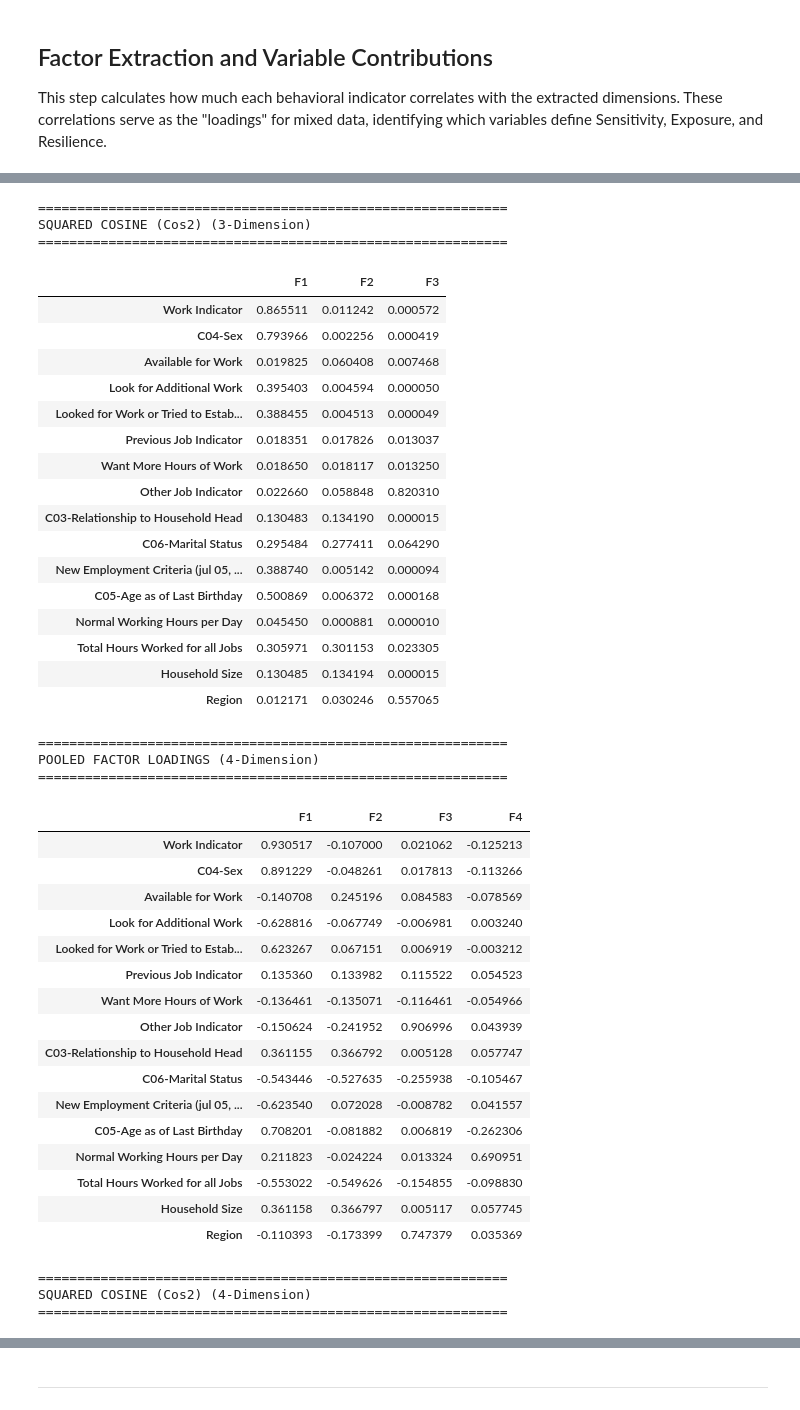
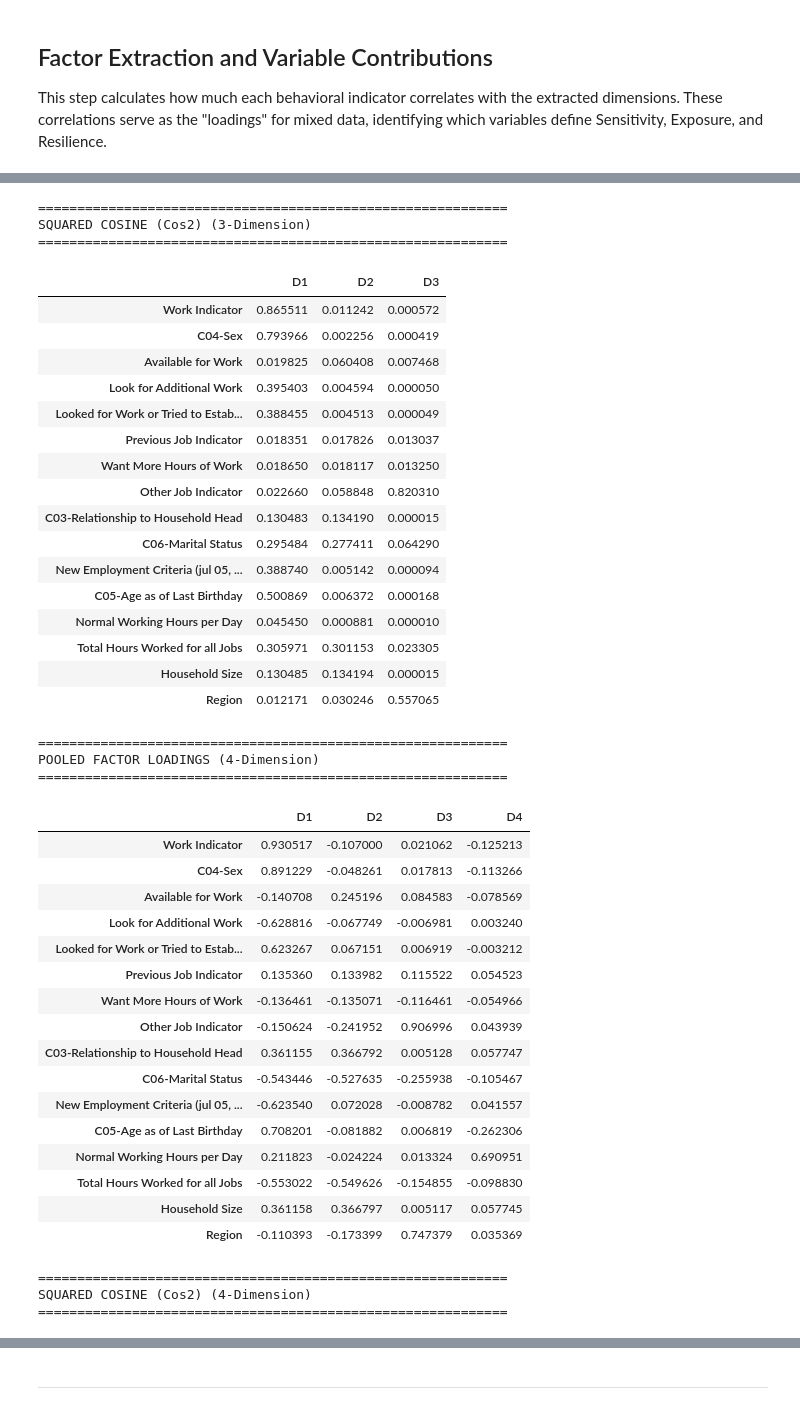
Before and after one commit to clemweb3/Undegraduate-Thesis-Repository, a Jupyter notebook: Notebooks/12_Factor_Analysis.ipynb, the cells around one changed output, grey strips where cells are left out. Drawn from its saved outputs; the diff is of its cells as text; code cells hidden in the pictures.

```diff
--- a/Notebooks/12_Factor_Analysis.ipynb
+++ b/Notebooks/12_Factor_Analysis.ipynb
@@ -418,11 +418,11 @@ avg_cos2_3d = sum(cos2_3d_list) / 5
 avg_correlations_4d = sum(correlations_4d_list) / 5
 avg_cos2_4d = sum(cos2_4d_list) / 5
 
-columns_3d = ['F1', 'F2', 'F3']
+columns_3d = ['D1', 'D2', 'D3']
 avg_correlations_3d.columns = columns_3d
 avg_cos2_3d.columns = columns_3d
 
-columns_4d = ['F1', 'F2', 'F3', 'F4']
+columns_4d = ['D1', 'D2', 'D3', 'D4']
 avg_correlations_4d.columns = columns_4d
 avg_cos2_4d.columns = columns_4d
 
@@ -473,35 +473,35 @@ POOLED FACTOR LOADINGS (3-Dimension)
 | C03-Relationship to Household Head | 0.361224 | 0.366320 | 0.003872 |
 | C06-Marital Status | -0.543584 | -0.526698 | -0.253554 |
 | New Employment Criteria (jul 05, ... | -0.623490 | 0.071706 | -0.009674 |
 | C05-Age as of Last Birthday | 0.707721 | -0.079818 | 0.012963 |
 | Normal Working Hours per Day | 0.213191 | -0.029683 | -0.003190 |
 | Total Hours Worked for all Jobs | -0.553146 | -0.548774 | -0.152658 |
 | Household Size | 0.361227 | 0.366325 | 0.003861 |
 | Region | -0.110324 | -0.173915 | 0.746368 |
 ============================================================
 SQUARED COSINE (Cos2) (3-Dimension)
 ============================================================
-|  | F1 | F2 | F3 |
+|  | D1 | D2 | D3 |
 | Work Indicator | 0.865511 | 0.011242 | 0.000572 |
 | C04-Sex | 0.793966 | 0.002256 | 0.000419 |
 | Available for Work | 0.019825 | 0.060408 | 0.007468 |
 | Look for Additional Work | 0.395403 | 0.004594 | 0.000050 |
 | Looked for Work or Tried to Estab... | 0.388455 | 0.004513 | 0.000049 |
 | Previous Job Indicator | 0.018351 | 0.017826 | 0.013037 |
 | Want More Hours of Work | 0.018650 | 0.018117 | 0.013250 |
 | Other Job Indicator | 0.022660 | 0.058848 | 0.820310 |
 | C03-Relationship to Household Head | 0.130483 | 0.134190 | 0.000015 |
 | C06-Marital Status | 0.295484 | 0.277411 | 0.064290 |
 | New Employment Criteria (jul 05, ... | 0.388740 | 0.005142 | 0.000094 |
 | C05-Age as of Last Birthday | 0.500869 | 0.006372 | 0.000168 |
 | Normal Working Hours per Day | 0.045450 | 0.000881 | 0.000010 |
 | Total Hours Worked for all Jobs | 0.305971 | 0.301153 | 0.023305 |
 | Household Size | 0.130485 | 0.134194 | 0.000015 |
 | Region | 0.012171 | 0.030246 | 0.557065 |
 ============================================================
 POOLED FACTOR LOADINGS (4-Dimension)
 ============================================================
-|  | F1 | F2 | F3 | F4 |
+|  | D1 | D2 | D3 | D4 |
 | Work Indicator | 0.930517 | -0.107000 | 0.021062 | -0.125213 |
 | C04-Sex | 0.891229 | -0.048261 | 0.017813 | -0.113266 |
 | Available for Work | -0.140708 | 0.245196 | 0.084583 | -0.078569 |
```
Also changed, not shown: parts of 6 cells of this notebook, 1 other file.
